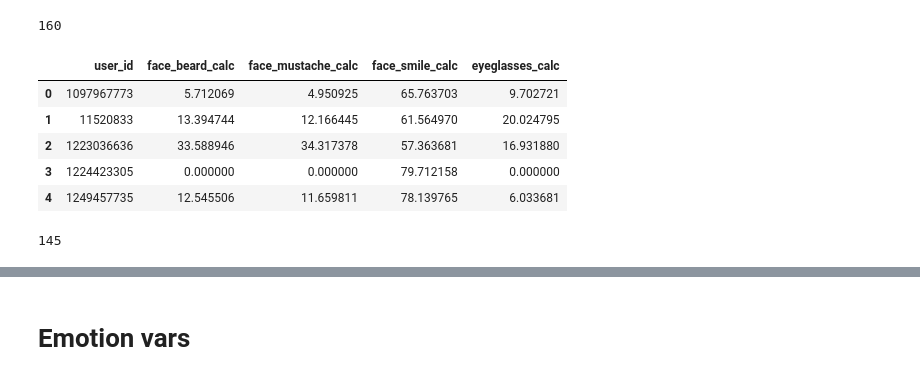
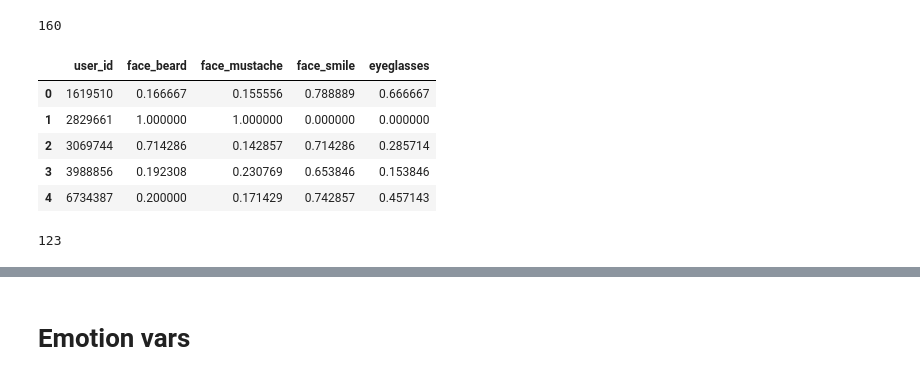
Before and after one commit to jo812568/ds-uva, a Jupyter notebook: Fundamentals of Data Science/Instagram PERMA score prediction - assignment (W56).ipynb, the cells around one changed output, grey strips where cells are left out. Cells and saved outputs as stored; diff of their text form; code cells hidden in the pictures.

```diff
--- a/Fundamentals of Data Science/Instagram PERMA score prediction - assignment (W56).ipynb
+++ b/Fundamentals of Data Science/Instagram PERMA score prediction - assignment (W56).ipynb
@@ -9,12 +9,15 @@ import numpy as np
 import pandas as pd
 import matplotlib.pyplot as plt
 from pandas.tools.plotting import scatter_matrix
+%matplotlib inline
 
 # Read feather frames to individual variables
 
 anp_df = feather.read_dataframe('data_science_case/anp.feather')
 face_df = feather.read_dataframe('data_science_case/face.feather')
-image_df = feather.read_dataframe('data_science_case/image_data.feather')
+# image_df = feather.read_dataframe('data_science_case/image_data.feather')
+image_df = pd.read_csv('new_image_df.csv')
+del image_df['Unnamed: 0']
 metrics_df = feather.read_dataframe('data_science_case/image_metrics.feather')
 object_labels_df = feather.read_dataframe('data_science_case/object_labels.feather')
 survey_df = feather.read_dataframe('data_science_case/survey.feather')
@@ -82,0 +86,2 @@ image_face_frame_bool_calc.head()
+# %%
+image_face_frame[boolean_columns] =  image_face_frame[boolean_columns].astype(int)
@@ -97,20 +111,20 @@ len(survey_user_with_perma_df['user_id'].unique())
 # %% [output]
 160
 # %%
-face_df_boolean = image_face_frame_bool_calc.groupby('user_id')[boolean_columns_calc].mean().reset_index()
+face_df_boolean = image_face_frame.groupby('user_id')[boolean_columns].mean().reset_index()
 face_df_boolean['user_id'] = face_df_boolean['user_id'].astype(int)
 face_df_boolean.head()
 # %% [output]
-|  | user_id | face_beard_calc | face_mustache_calc | face_smile_calc | eyeglasses_calc |
-| 0 | 1097967773 | 5.712069 | 4.950925 | 65.763703 | 9.702721 |
-| 1 | 11520833 | 13.394744 | 12.166445 | 61.564970 | 20.024795 |
-| 2 | 1223036636 | 33.588946 | 34.317378 | 57.363681 | 16.931880 |
-| 3 | 1224423305 | 0.000000 | 0.000000 | 79.712158 | 0.000000 |
-| 4 | 1249457735 | 12.545506 | 11.659811 | 78.139765 | 6.033681 |
+|  | user_id | face_beard | face_mustache | face_smile | eyeglasses |
+| 0 | 1619510 | 0.166667 | 0.155556 | 0.788889 | 0.666667 |
+| 1 | 2829661 | 1.000000 | 1.000000 | 0.000000 | 0.000000 |
+| 2 | 3069744 | 0.714286 | 0.142857 | 0.714286 | 0.285714 |
+| 3 | 3988856 | 0.192308 | 0.230769 | 0.653846 | 0.153846 |
+| 4 | 6734387 | 0.200000 | 0.171429 | 0.742857 | 0.457143 |
 # %%
 len(face_df_boolean['user_id'].unique())
 # %% [output]
-145
+123
 # %%
 face_df_boolean_with_p = pd.merge(face_df_boolean, survey_user_with_perma_df, how='left', on='user_id')
 face_df_boolean_with_p.head()
```
Also changed, not shown: parts of 88 cells of this notebook, 3 other files.
